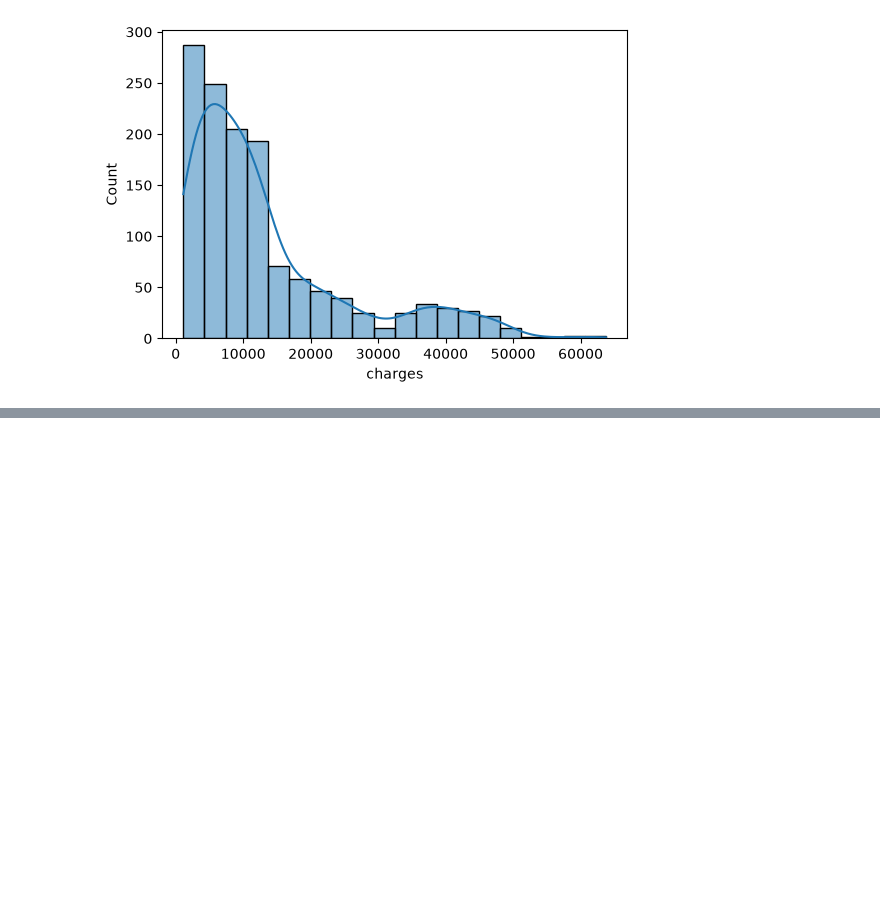
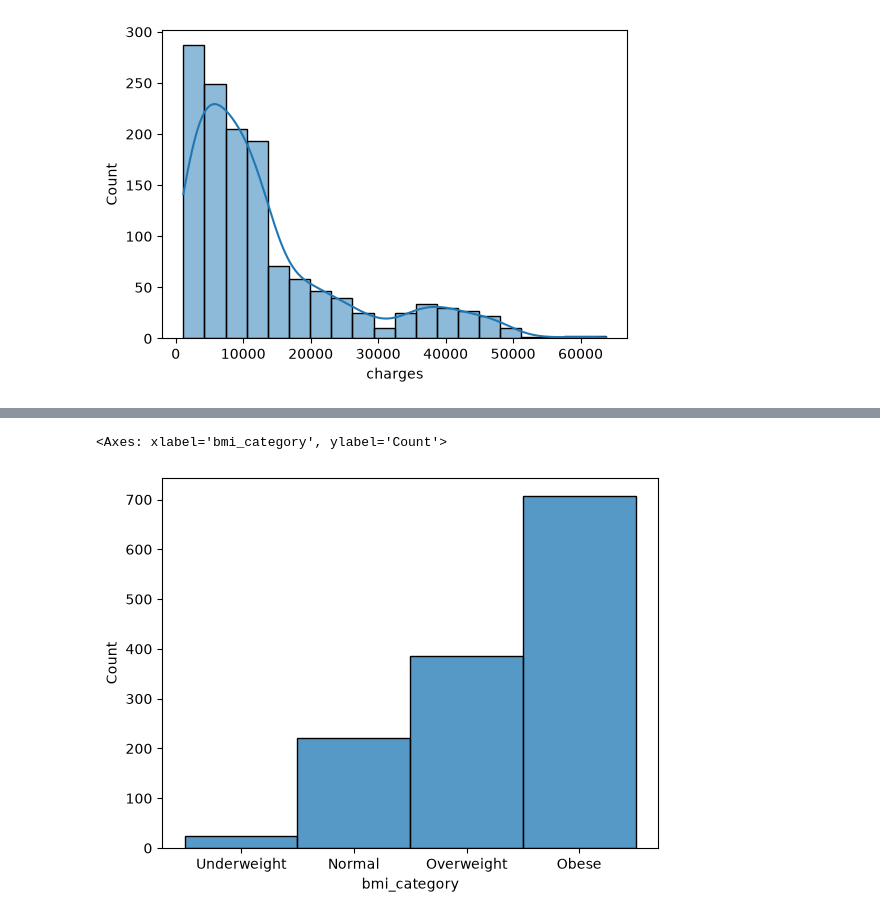
Before and after one commit to arypatel01/Machine-Learning-, a Jupyter notebook: Project1/index.ipynb, the cells around one changed output, grey strips where cells are left out. Saved outputs shown, nothing was run; the diff lists cells and outputs as text; code cells hidden in the pictures; blank space fills up the shorter version.

```diff
--- a/Project1/index.ipynb
+++ b/Project1/index.ipynb
@@ -54,0 +172,6 @@ for col in numeric_columns:
+# %%
+temp['bmi_category'] = pd.cut(
+    temp['bmi'],
+    bins=[0,18.5,24.9,29.9,float('inf')],
+    labels=['Underweight' , 'Normal' , 'Overweight' , 'Obese']
+)
@@ -54,0 +194,5 @@ for col in numeric_columns:
+# %%
+sns.histplot(temp['bmi_category'])
+# %% [output]
+<Axes: xlabel='bmi_category', ylabel='Count'>
+[figure, added]
```
Also changed, not shown: parts of 19 cells of this notebook.
